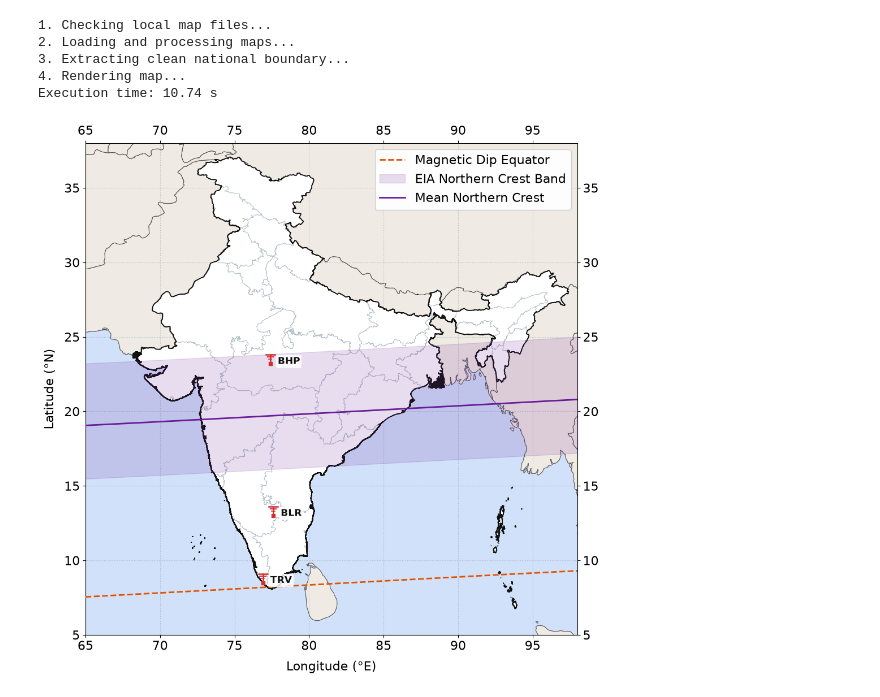
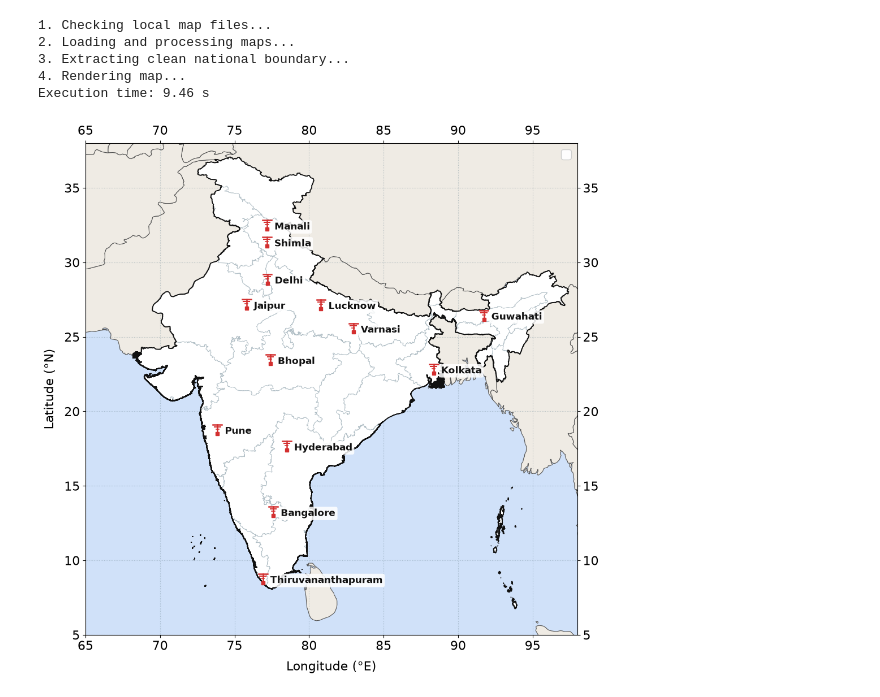
Before and after one commit to jovian-explorer/india-station-map, a Jupyter notebook: map.ipynb, the cells around one changed output. Drawn from its saved outputs; the diff is of its cells as text; code cells hidden in the pictures.

```diff
--- a/map.ipynb
+++ b/map.ipynb
@@ -77,12 +77,21 @@ def draw_antenna(ax, lon, lat, name, color='#D32F2F'):
             bbox=dict(boxstyle='round,pad=0.2', facecolor='white', edgecolor='none', alpha=0.85))
 
 stations = {
-    'TRV': (76.9, 8.5),     #trivandrum
-    'BLR': (77.6, 13.0),    #bangalore
-    'BHP': (77.4, 23.2),    #bhopal
-    # 'HYD': (78.5, 17.4),  #hyderabad
+    'Thiruvananthapuram': (76.9, 8.5),     #trivandrum
+    'Bangalore': (77.6, 13.0),    #bangalore
+    'Bhopal': (77.4, 23.2),    #bhopal
+    'Hyderabad': (78.5, 17.4),  #hyderabad
     # 'CDP':(87.02, 21.44), #chandipur
-    # 'DEL': (77.2, 28.6)     #delhi
+    'Delhi': (77.2, 28.6),     #delhi,
+    'Jaipur': (75.8,26.91),     #jaipur
+    'Pune': (73.85,18.51),     #pune
+    'Shimla': (77.17,31.10),
+    'Manali': (77.18,32.23),
+    'Varnasi': (82.97,25.31),
+    'Lucknow': (80.8,26.9),
+    'Guwahati': (91.73,26.18),
+    'Kolkata': (88.36,22.57),
+    # 'Visakhapatnam': (83.22,17.68),
 }
 
 for name, (lon, lat) in stations.items():
@@ -129,38 +138,39 @@ crest_high = np.array([
 # Use polyfit to generate ultra-smooth, mathematically continuous plot lines
 p_dip = np.poly1d(np.polyfit(lons, dip_eq, 4))
 p_low = np.poly1d(np.polyfit(lons, crest_low, 4))
 p_avg = np.poly1d(np.polyfit(lons, crest_avg, 4))
 p_high = np.poly1d(np.polyfit(lons, crest_high, 4))
 
 lons_dense = np.linspace(65, 98, 300)
 
-ax.plot(lons_dense, p_dip(lons_dense), color='#E65100', linewidth=2, linestyle='--',
-        label=r'Magnetic Dip Equator', zorder=4) #($I = 0^\circ$)
+# ax.plot(lons_dense, p_dip(lons_dense), color='#E65100', linewidth=2, linestyle='--',
+#         label=r'Magnetic Dip Equator', zorder=4) #($I = 0^\circ$)
 
-ax.fill_between(lons_dense, p_low(lons_dense), p_high(lons_dense), color='#6A1B9A', alpha=0.15,
-                label=r'EIA Northern Crest Band', zorder=3) #($\phi_d \approx 15^\circ - 20^\circ$N)
+# ax.fill_between(lons_dense, p_low(lons_dense), p_high(lons_dense), color='#6A1B9A', alpha=0.15,
+#                 label=r'EIA Northern Crest Band', zorder=3) #($\phi_d \approx 15^\circ - 20^\circ$N)
 
-ax.plot(lons_dense, p_avg(lons_dense), color='#6A1B9A', linewidth=2, linestyle='-',
-        label=r'Mean Northern Crest', zorder=4) #($\phi_d \approx 15^\circ$N, $I \approx 28.2^\circ$)
+# ax.plot(lons_dense, p_avg(lons_dense), color='#6A1B9A', linewidth=2, linestyle='-',
+#         label=r'Mean Northern Crest', zorder=4) #($\phi_d \approx 15^\circ$N, $I \approx 28.2^\circ$)
 
 # ==========================================
 # 6. FORMATTING & DISPLAY
 # ==========================================
 ax.tick_params(top=True, bottom=True, left=True, right=True,
                labeltop=True, labelbottom=True, labelleft=True,labelsize=16, labelright=True)
 ax.grid(True, linestyle=':', color='#78909C', alpha=0.5, zorder=0)
 
 ax.set_xlabel("Longitude (°E)", fontsize=16, labelpad=10)
 ax.set_ylabel("Latitude (°N)", fontsize=16, labelpad=10)
 plt.legend(loc='upper right', fontsize=16, framealpha=0.95, facecolor='white')
 print(f"Execution time: {time.time() - t0:.2f} s")
 plt.tight_layout()
 plt.savefig("figure1_station_map.pdf", dpi=200)
+plt.savefig("india_station_map.png", dpi=200)
 plt.show()
 # %% [output]
 1. Checking local map files...
 2. Loading and processing maps...
 3. Extracting clean national boundary...
 4. Rendering map...
-Execution time: 10.74 s
+Execution time: 9.46 s
-[figure, old version]
+[figure, new version]
```
